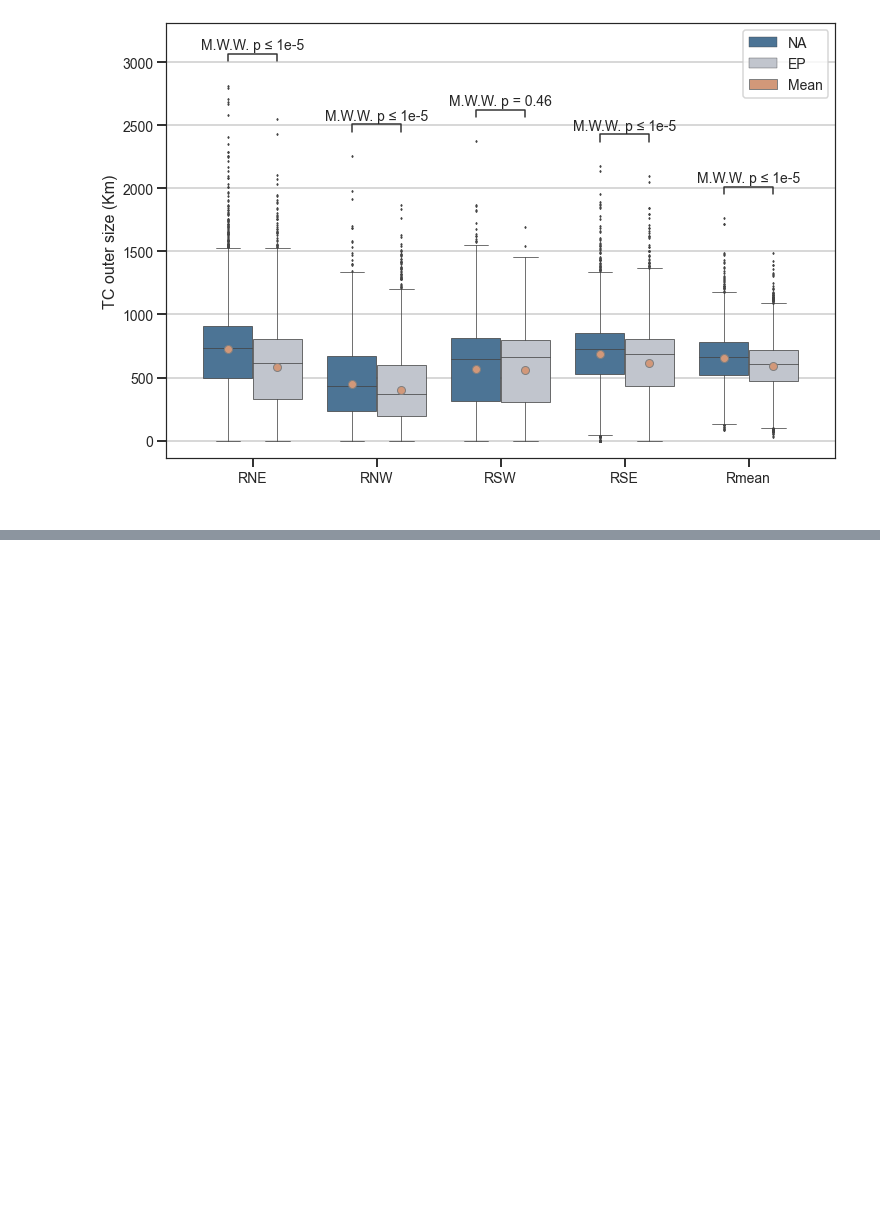
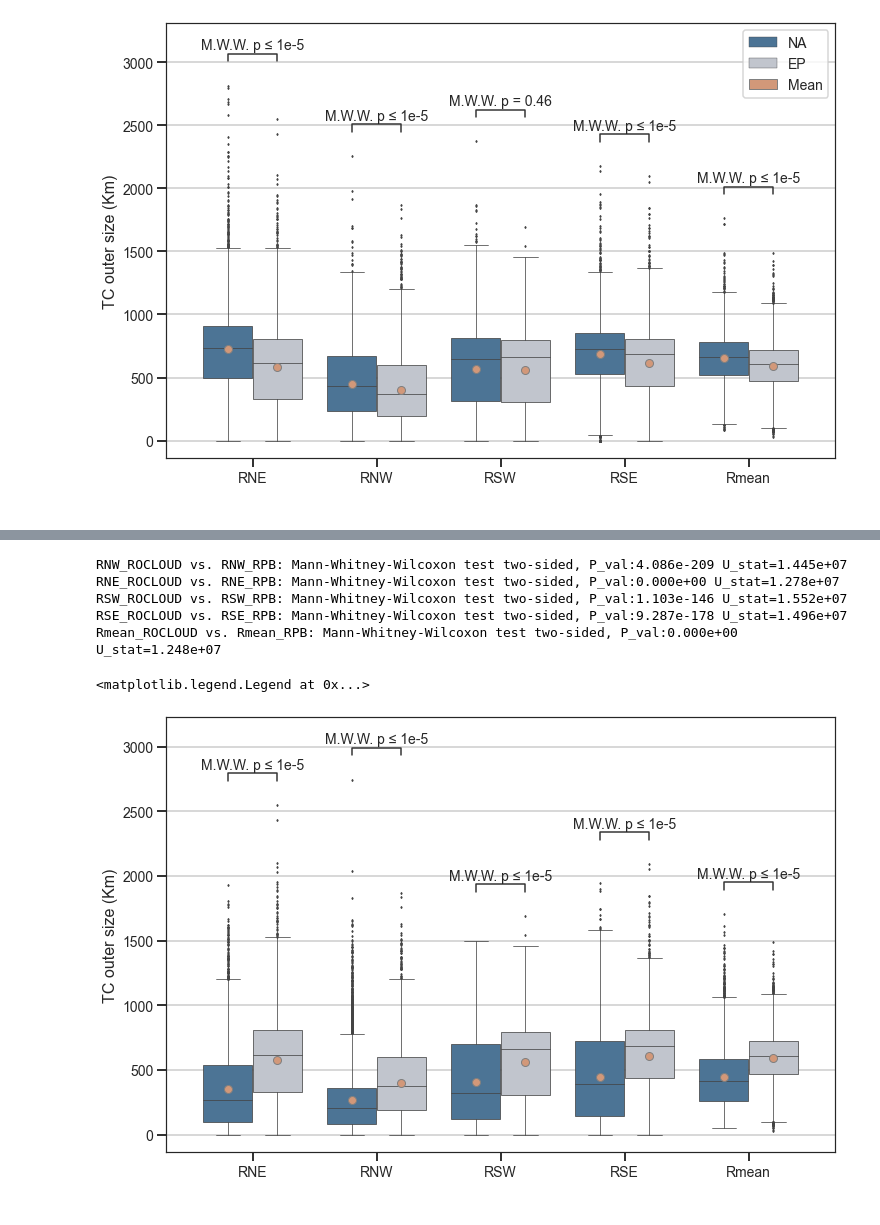
Before and after one commit to apereze/Figures_Article_DataBase, a Jupyter notebook: art_data/Figures_Art.ipynb, the cells around one changed output, grey strips where cells are left out. Cells and saved outputs as stored; diff of their text form; code cells hidden in the pictures; blank space fills up the shorter version.

```diff
--- a/art_data/Figures_Art.ipynb
+++ b/art_data/Figures_Art.ipynb
@@ -45,3 +45,5 @@ def each6h(dfNA):
 names = ['dd','mm','yy','hh','lat', 'lon', 'MWS', 'CPSL', 'RNE', 'RNO', 'RSO', 'RSE','Rp','A','D','S','CT']
 dfNA = each6h(pd.read_table('800/NA880.dat', names=names, index_col=False))
 dfEP = each6h(pd.read_table('800/EP880.dat', names=names, index_col=False))
+# %%
+df = pd.read_table('800/NA880.dat', names=names, index_col=False)
@@ -563,0 +744,3 @@ Rmean_NA vs. Rmean_EP: Mann-Whitney-Wilcoxon test two-sided, P_val:2.692e-50 U_s
+# %%
+PCPNA = PCPNA[~PCPNA.Rp.isna()]
+PCPEP = PCPEP[~PCPEP.Rp.isna()]
@@ -563,0 +751,61 @@ Rmean_NA vs. Rmean_EP: Mann-Whitney-Wilcoxon test two-sided, P_val:2.692e-50 U_s
+# %%
+RADIOS_EP = pd.concat([df_cuenca('ROCLOUD',PCPEP.RNE,PCPEP.RNO,PCPEP.RSO,PCPEP.RSE,PCPEP.Rp),
+                    df_cuenca('RPB',dfEP.RNE,dfEP.RNO,dfEP.RSO,dfEP.RSE,dfEP.Rp)],
+                   axis= 0)
+# %%
+pairs = [
+         [('RNE', 'ROCLOUD'), ('RNE', 'RPB')],
+         [('RNW', 'ROCLOUD'), ('RNW', 'RPB')],
+         [('RSW', 'ROCLOUD'), ('RSW', 'RPB')],
+         [('RSE', 'ROCLOUD'), ('RSE', 'RPB')],
+         [('Rmean', 'ROCLOUD'),('Rmean', 'RPB')]
+]
+# %%
+custom_params = {"axes.spines.right": True, "axes.spines.top": True, "axes.spines.left": True}
+sns.set_theme(style='whitegrid', context="talk", rc=custom_params, color_codes = True)
+sns.set_style("ticks")
+hue_plot_params = {
+    'data': RADIOS_EP,
+    'x': 'radio',
+    'y': 'tamaño',
+    "order": RADIOS_EP.radio.unique(),
+    "hue": "cuenca",
+    "hue_order": RADIOS_EP.cuenca.unique(),
+    "palette": [cm.lapaz(100), cm.osloS(29)]
+}
+
+f, ax = plt.subplots(figsize=(12, 8))
+bp = sns.boxplot( ax = ax,
+                 **hue_plot_params,
+                 linewidth= 0.75,
+                 fliersize = 1.5,
+                 showmeans=True,
+                 meanprops={"marker":"o",
+                            "markerfacecolor":cm.budaS(100),
+                            "markeredgecolor":"gray",
+                            "markersize":"8"})
+
+annotator = Annotator(bp,pairs, **hue_plot_params)
+annotator.configure(test= 'Mann-Whitney', text_format ='simple', fontsize = 14)
+annotator.apply_and_annotate()
+
+for axis in ['top','bottom','left','right']:
+    ax.spines[axis].set_linewidth(1.2)
+
+ax.yaxis.grid(True)
+ax.set_ylabel('TC outer size (Km)', fontsize=16)
+ax.set_xlabel(' ')
+ax.tick_params(axis='both', which='major', labelsize=14)
+#ax.set_box_aspect(0.5)
+
+#plt.setp(f.axes, yticks=np.arange(0,3001, 500))
+
+plt.legend([],[], frameon=False)
+# %% [output]
+RNW_ROCLOUD vs. RNW_RPB: Mann-Whitney-Wilcoxon test two-sided, P_val:4.086e-209 U_stat=1.445e+07
+RNE_ROCLOUD vs. RNE_RPB: Mann-Whitney-Wilcoxon test two-sided, P_val:0.000e+00 U_stat=1.278e+07
+RSW_ROCLOUD vs. RSW_RPB: Mann-Whitney-Wilcoxon test two-sided, P_val:1.103e-146 U_stat=1.552e+07
+RSE_ROCLOUD vs. RSE_RPB: Mann-Whitney-Wilcoxon test two-sided, P_val:9.287e-178 U_stat=1.496e+07
+Rmean_ROCLOUD vs. Rmean_RPB: Mann-Whitney-Wilcoxon test two-sided, P_val:0.000e+00 U_stat=1.248e+07
+<matplotlib.legend.Legend at 0x...>
+[figure, added]
```
Also changed, not shown: parts of 24 cells of this notebook, 5 other files.
